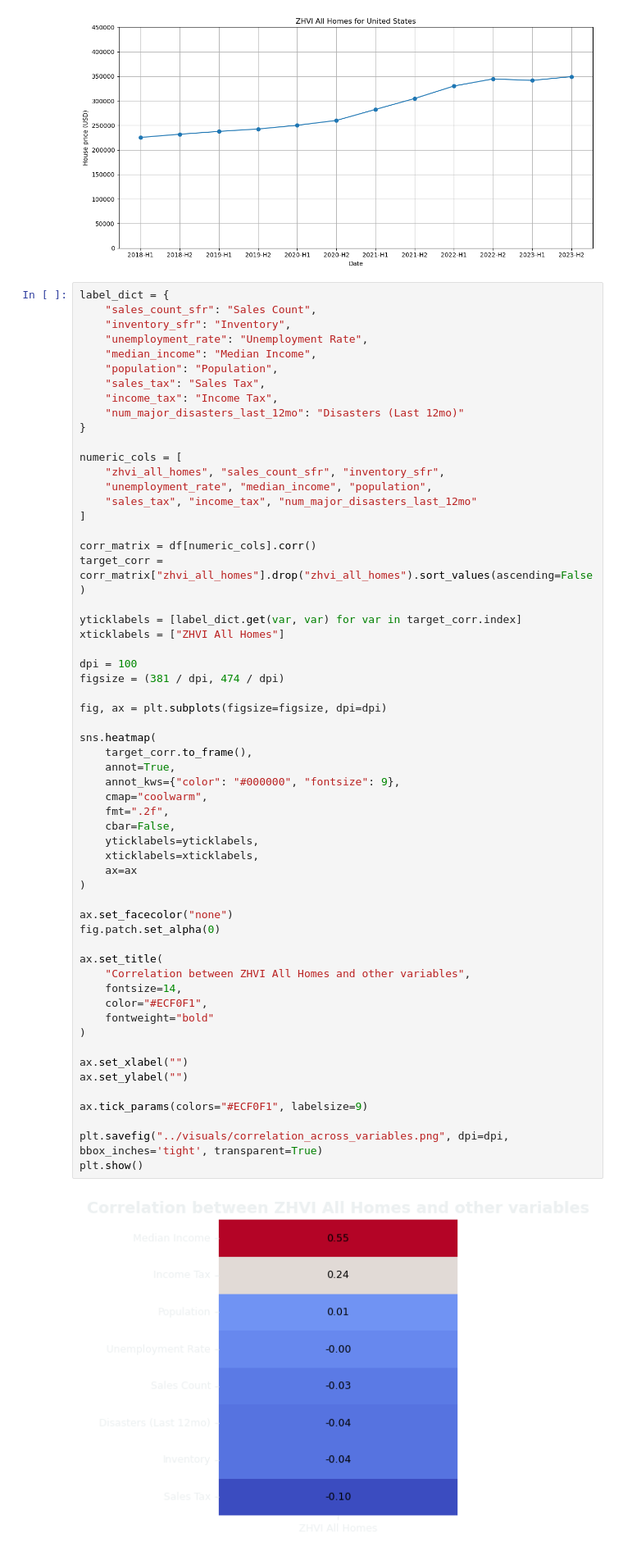
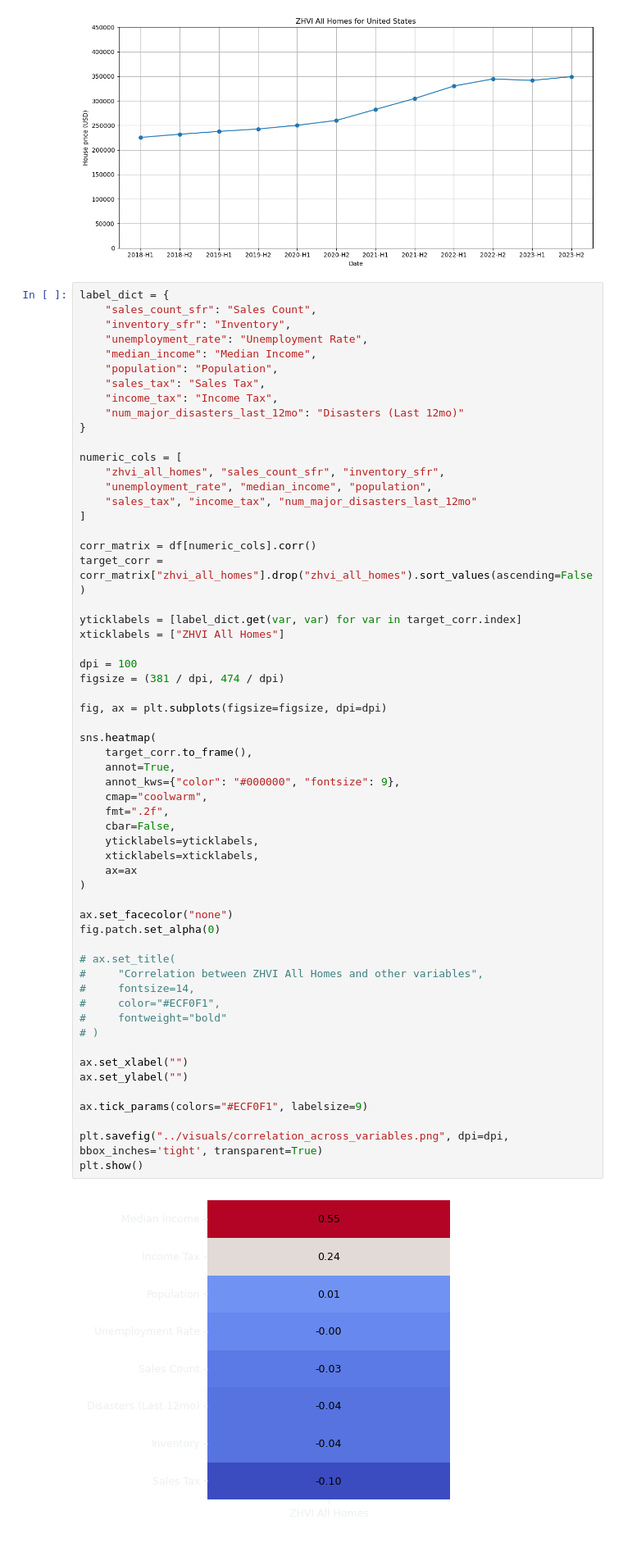
Before and after one commit to vladmisonh/nss-capstone-project, a Jupyter notebook: notebook/06_plots.ipynb, the cells around one changed output. Shown at 82% size. Drawn from its saved outputs; the diff is of its cells as text.

```diff
--- a/notebook/06_plots.ipynb
+++ b/notebook/06_plots.ipynb
@@ -70,40 +70,40 @@ xticklabels = ["ZHVI All Homes"]
 
 dpi = 100
 figsize = (381 / dpi, 474 / dpi)
 
 fig, ax = plt.subplots(figsize=figsize, dpi=dpi)
 
 sns.heatmap(
     target_corr.to_frame(),
     annot=True,
     annot_kws={"color": "#000000", "fontsize": 9},
     cmap="coolwarm",
     fmt=".2f",
     cbar=False,
     yticklabels=yticklabels,
     xticklabels=xticklabels,
     ax=ax
 )
 
 ax.set_facecolor("none")
 fig.patch.set_alpha(0)
 
-ax.set_title(
-    "Correlation between ZHVI All Homes and other variables",
-    fontsize=14,
-    color="#ECF0F1",
-    fontweight="bold"
-)
+# ax.set_title(
+#     "Correlation between ZHVI All Homes and other variables",
+#     fontsize=14,
+#     color="#ECF0F1",
+#     fontweight="bold"
+# )
 
 ax.set_xlabel("")
 ax.set_ylabel("")
 
 ax.tick_params(colors="#ECF0F1", labelsize=9)
 
 plt.savefig("../visuals/correlation_across_variables.png", dpi=dpi, bbox_inches='tight', transparent=True)
 plt.show()
 # %% [output]
-[figure, old version]
+[figure, new version]
 # %%
 plt.figure(figsize=(10, 6))
 sns.scatterplot(data=df, x="median_income", y="zhvi_all_homes", alpha=0.7)
```
Also changed, not shown: 2 other files.
